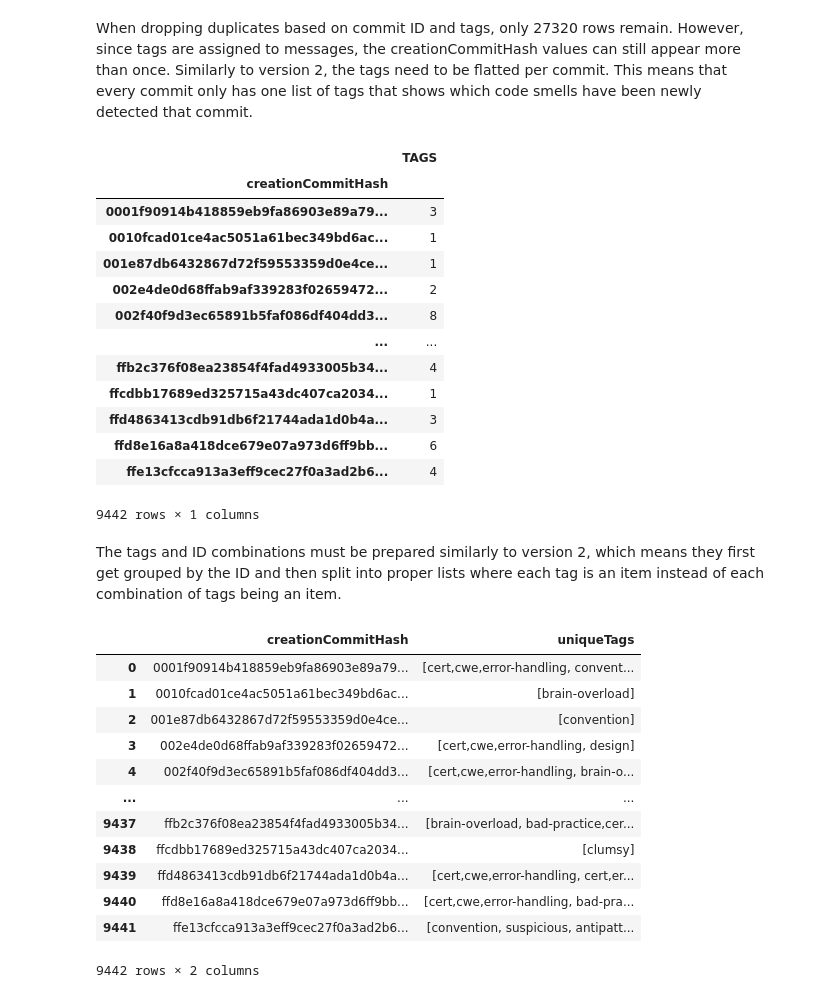
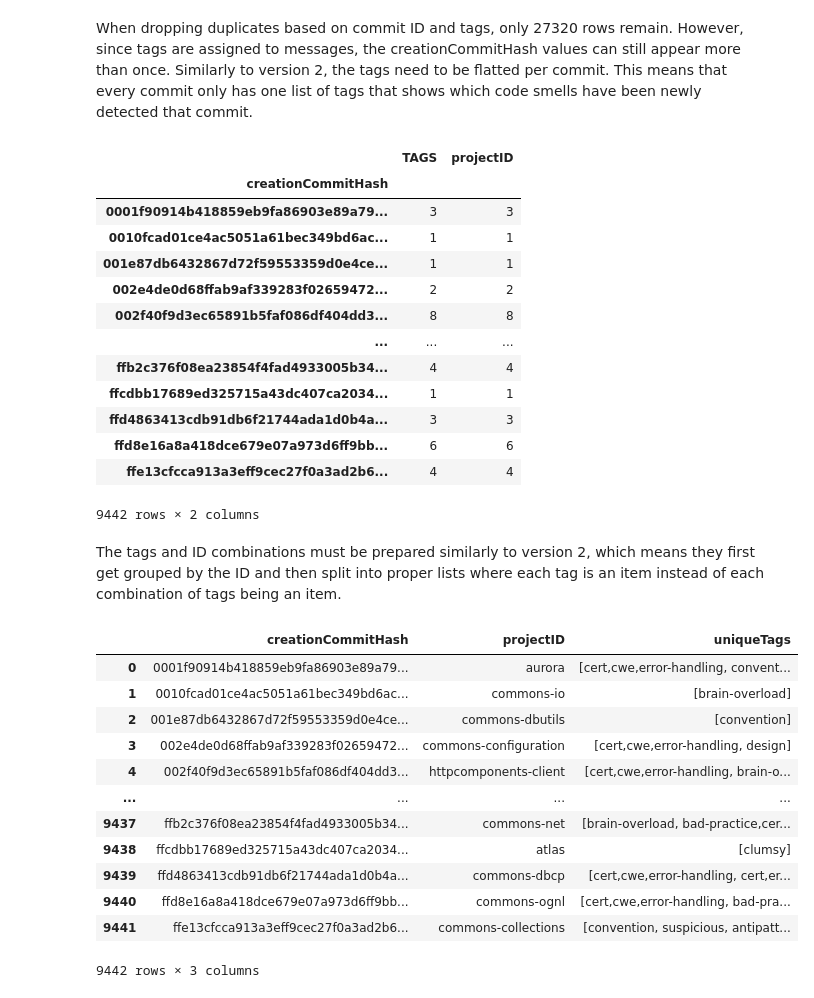
Before and after one commit to CarolineGraebelBHT/MasterProjectSonarQube, a Jupyter notebook: Scripts/Sonar Data Cleaning/Sonar_Issues_Cleaning.ipynb, the cells around one changed output. Saved outputs shown, nothing was run; the diff lists cells and outputs as text; code cells hidden in the pictures.

```diff
--- a/Scripts/Sonar Data Cleaning/Sonar_Issues_Cleaning.ipynb
+++ b/Scripts/Sonar Data Cleaning/Sonar_Issues_Cleaning.ipynb
@@ -841,49 +853,49 @@ df1_tags = df1_tags.drop(columns = ["processedMessage", "closeCommitHash"])
 # %%
 df1_tags.to_csv(os.path.join(data_dir, 'issues+tags_v1.csv'), index = False)
 # %%
-df_tags2 = df1_tags[["creationCommitHash", "TAGS"]]
+df_tags2 = df1_tags[['creationCommitHash', 'TAGS', 'projectID']]
 df_tags2 = df_tags2.drop_duplicates()
 # %% [markdown]
 When dropping duplicates based on commit ID and tags, only 27320 rows remain. However, since tags are assigned to messages,
 the creationCommitHash values can still appear more than once. Similarly to version 2, the tags need to be flatted per commit.
 This means that every commit only has one list of tags that shows which code smells have been newly detected that commit.
 # %%
-df_tags2.groupby(by = "creationCommitHash").count()
+df_tags2.groupby(by = 'creationCommitHash').count()
 # %% [output]
-|  | TAGS |
-| creationCommitHash |  |
-| 0001f90914b418859eb9fa86903e89a79... | 3 |
-| 0010fcad01ce4ac5051a61bec349bd6ac... | 1 |
-| 001e87db6432867d72f59553359d0e4ce... | 1 |
-| 002e4de0d68ffab9af339283f02659472... | 2 |
-| 002f40f9d3ec65891b5faf086df404dd3... | 8 |
-| ... | ... |
-| ffb2c376f08ea23854f4fad4933005b34... | 4 |
-| ffcdbb17689ed325715a43dc407ca2034... | 1 |
-| ffd4863413cdb91db6f21744ada1d0b4a... | 3 |
-| ffd8e16a8a418dce679e07a973d6ff9bb... | 6 |
-| ffe13cfcca913a3eff9cec27f0a3ad2b6... | 4 |
+|  | TAGS | projectID |
+| creationCommitHash |  |  |
+| 0001f90914b418859eb9fa86903e89a79... | 3 | 3 |
+| 0010fcad01ce4ac5051a61bec349bd6ac... | 1 | 1 |
+| 001e87db6432867d72f59553359d0e4ce... | 1 | 1 |
+| 002e4de0d68ffab9af339283f02659472... | 2 | 2 |
+| 002f40f9d3ec65891b5faf086df404dd3... | 8 | 8 |
+| ... | ... | ... |
+| ffb2c376f08ea23854f4fad4933005b34... | 4 | 4 |
+| ffcdbb17689ed325715a43dc407ca2034... | 1 | 1 |
+| ffd4863413cdb91db6f21744ada1d0b4a... | 3 | 3 |
+| ffd8e16a8a418dce679e07a973d6ff9bb... | 6 | 6 |
+| ffe13cfcca913a3eff9cec27f0a3ad2b6... | 4 | 4 |
-9442 rows × 1 columns
+9442 rows × 2 columns
 # %% [markdown]
 The tags and ID combinations must be prepared similarly to version 2, which means they first get grouped by the ID and then
 split into proper lists where each tag is an item instead of each combination of tags being an item.
 # %%
-df_tags2 = df_tags2.groupby('creationCommitHash')['TAGS'].unique().reset_index(name='uniqueTags')
+df_tags2 = df_tags2.groupby(['creationCommitHash', 'projectID'])['TAGS'].unique().reset_index(name='uniqueTags')
 df_tags2
 # %% [output]
-|  | creationCommitHash | uniqueTags |
-| 0 | 0001f90914b418859eb9fa86903e89a79... | [cert,cwe,error-handling, convent... |
-| 1 | 0010fcad01ce4ac5051a61bec349bd6ac... | [brain-overload] |
-| 2 | 001e87db6432867d72f59553359d0e4ce... | [convention] |
-| 3 | 002e4de0d68ffab9af339283f02659472... | [cert,cwe,error-handling, design] |
-| 4 | 002f40f9d3ec65891b5faf086df404dd3... | [cert,cwe,error-handling, brain-o... |
-| ... | ... | ... |
-| 9437 | ffb2c376f08ea23854f4fad4933005b34... | [brain-overload, bad-practice,cer... |
-| 9438 | ffcdbb17689ed325715a43dc407ca2034... | [clumsy] |
-| 9439 | ffd4863413cdb91db6f21744ada1d0b4a... | [cert,cwe,error-handling, cert,er... |
-| 9440 | ffd8e16a8a418dce679e07a973d6ff9bb... | [cert,cwe,error-handling, bad-pra... |
-| 9441 | ffe13cfcca913a3eff9cec27f0a3ad2b6... | [convention, suspicious, antipatt... |
+|  | creationCommitHash | projectID | uniqueTags |
+| 0 | 0001f90914b418859eb9fa86903e89a79... | aurora | [cert,cwe,error-handling, convent... |
+| 1 | 0010fcad01ce4ac5051a61bec349bd6ac... | commons-io | [brain-overload] |
+| 2 | 001e87db6432867d72f59553359d0e4ce... | commons-dbutils | [convention] |
+| 3 | 002e4de0d68ffab9af339283f02659472... | commons-configuration | [cert,cwe,error-handling, design] |
+| 4 | 002f40f9d3ec65891b5faf086df404dd3... | httpcomponents-client | [cert,cwe,error-handling, brain-o... |
+| ... | ... | ... | ... |
+| 9437 | ffb2c376f08ea23854f4fad4933005b34... | commons-net | [brain-overload, bad-practice,cer... |
+| 9438 | ffcdbb17689ed325715a43dc407ca2034... | atlas | [clumsy] |
+| 9439 | ffd4863413cdb91db6f21744ada1d0b4a... | commons-dbcp | [cert,cwe,error-handling, cert,er... |
+| 9440 | ffd8e16a8a418dce679e07a973d6ff9bb... | commons-ognl | [cert,cwe,error-handling, bad-pra... |
+| 9441 | ffe13cfcca913a3eff9cec27f0a3ad2b6... | commons-collections | [convention, suspicious, antipatt... |
-9442 rows × 2 columns
+9442 rows × 3 columns
 # %%
 df_tags2["uniqueTags"] = df_tags2["uniqueTags"].apply(safe_split)
 df_tags2
```
Also changed, not shown: parts of 11 cells of this notebook.
